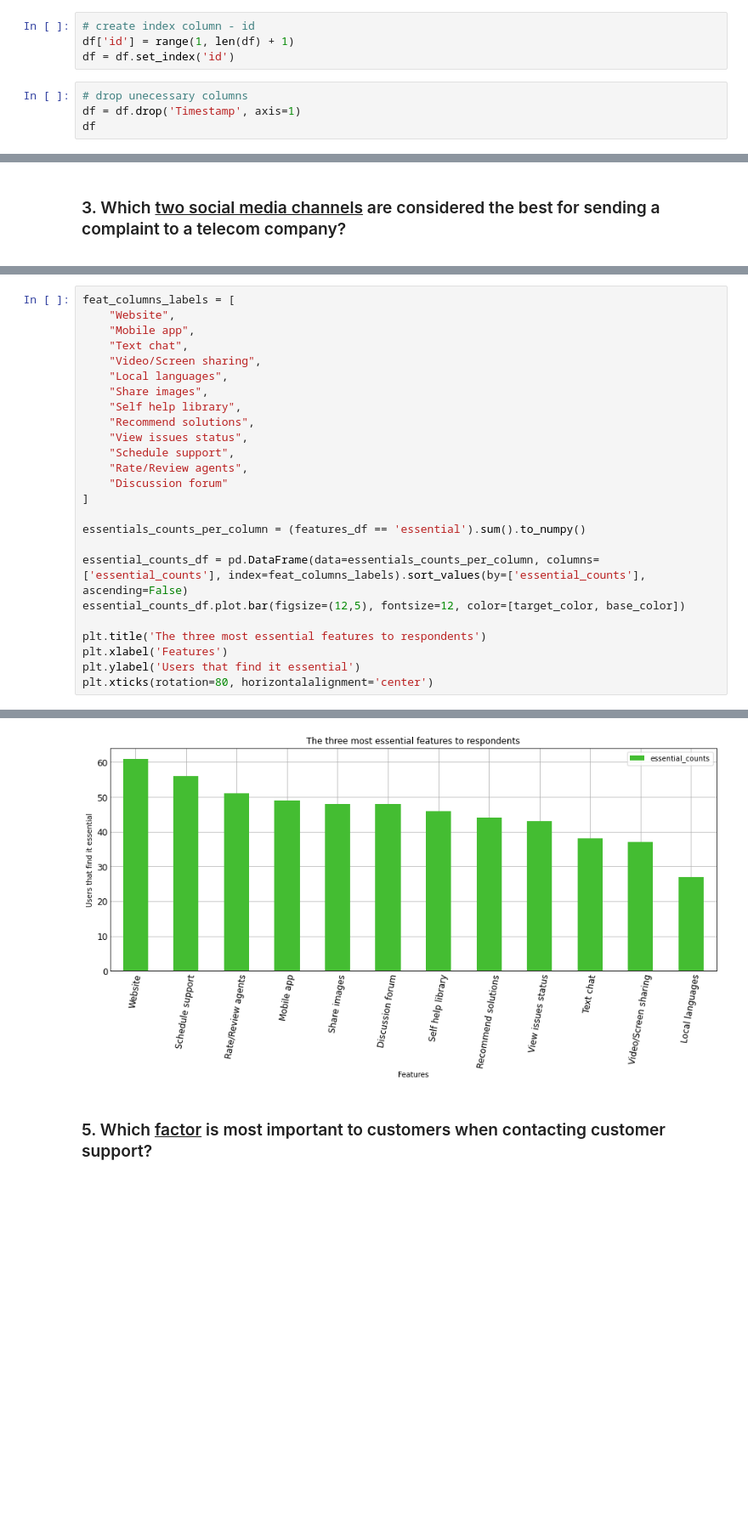
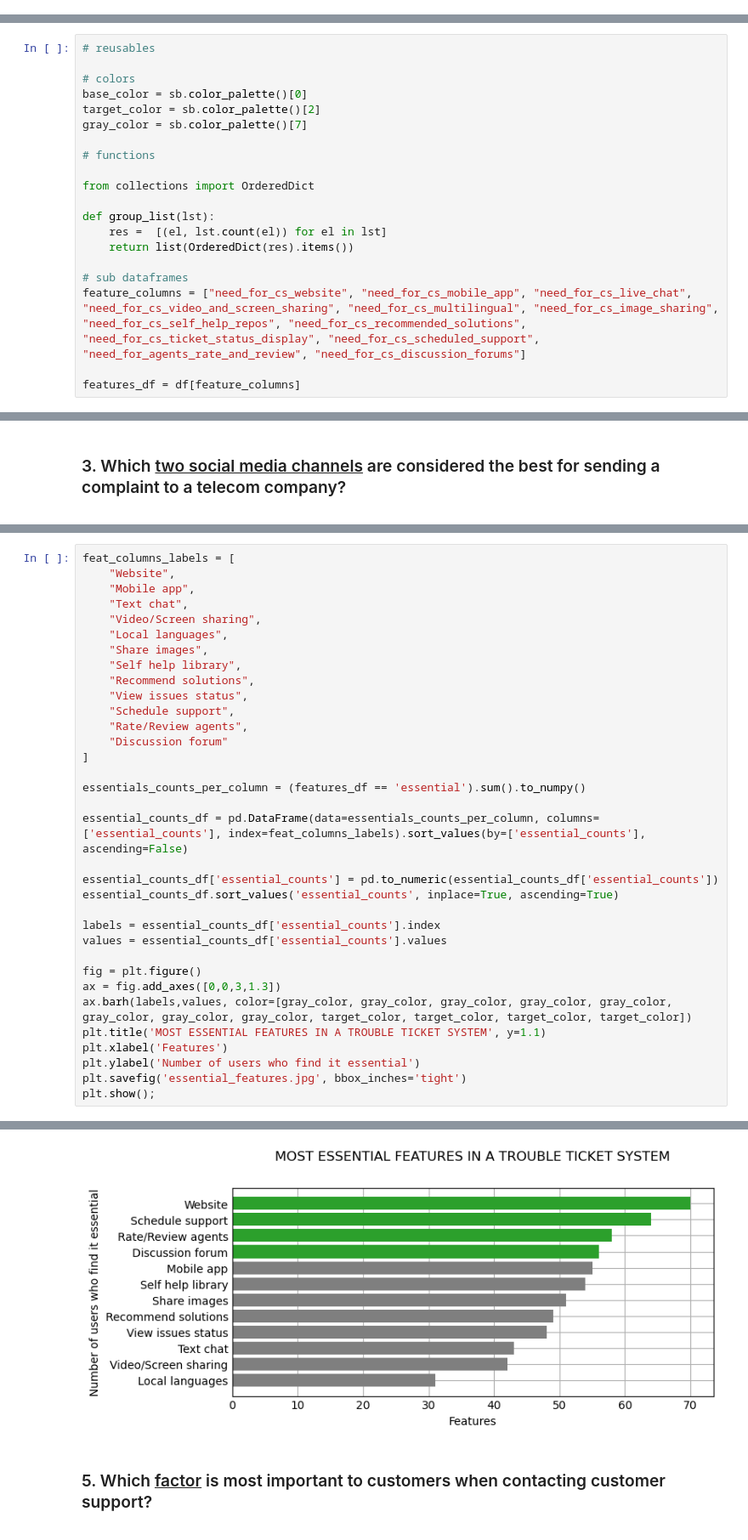
Before and after one commit to Happyclient/clients_survey_1__data_analysis, a Jupyter notebook: survey_analysis.ipynb, the cells around one changed output, grey strips where cells are left out. Shown at 85% size. Drawn from its saved outputs; the diff is of its cells as text; blank space fills up the shorter version.

```diff
--- a/survey_analysis.ipynb
+++ b/survey_analysis.ipynb
@@ -204,9 +204 @@ How necessary do you think a mobile/web application dedicated to creating and ma
 dtype: int64
-# %%
-# create index column - id
-df['id'] = range(1, len(df) + 1)
-df = df.set_index('id')
-# %%
-# drop unecessary columns
-df = df.drop('Timestamp', axis=1)
-df
@@ -348,0 +282,20 @@ features_df = df[feature_columns]
+# %%
+# reusables
+
+# colors
+base_color = sb.color_palette()[0]
+target_color = sb.color_palette()[2]
+gray_color = sb.color_palette()[7]
+
+# functions
+
+from collections import OrderedDict
+
+def group_list(lst):
+    res =  [(el, lst.count(el)) for el in lst]
+    return list(OrderedDict(res).items())
+
+# sub dataframes
+feature_columns = ["need_for_cs_website", "need_for_cs_mobile_app", "need_for_cs_live_chat", "need_for_cs_video_and_screen_sharing", "need_for_cs_multilingual", "need_for_cs_image_sharing", "need_for_cs_self_help_repos", "need_for_cs_recommended_solutions", "need_for_cs_ticket_status_display", "need_for_cs_scheduled_support", "need_for_agents_rate_and_review", "need_for_cs_discussion_forums"]
+
+features_df = df[feature_columns]
@@ -423,10 +386,19 @@ feat_columns_labels = [
 essentials_counts_per_column = (features_df == 'essential').sum().to_numpy()
 
 essential_counts_df = pd.DataFrame(data=essentials_counts_per_column, columns=['essential_counts'], index=feat_columns_labels).sort_values(by=['essential_counts'], ascending=False)
-essential_counts_df.plot.bar(figsize=(12,5), fontsize=12, color=[target_color, base_color])
 
-plt.title('The three most essential features to respondents')
+essential_counts_df['essential_counts'] = pd.to_numeric(essential_counts_df['essential_counts'])
+essential_counts_df.sort_values('essential_counts', inplace=True, ascending=True)
+
+labels = essential_counts_df['essential_counts'].index
+values = essential_counts_df['essential_counts'].values
+
+fig = plt.figure()
+ax = fig.add_axes([0,0,3,1.3])
+ax.barh(labels,values, color=[gray_color, gray_color, gray_color, gray_color, gray_color, gray_color, gray_color, gray_color, target_color, target_color, target_color, target_color])
+plt.title('MOST ESSENTIAL FEATURES IN A TROUBLE TICKET SYSTEM', y=1.1)
 plt.xlabel('Features')
-plt.ylabel('Users that find it essential')
-plt.xticks(rotation=80, horizontalalignment='center')
+plt.ylabel('Number of users who find it essential')
+plt.savefig('essential_features.jpg', bbox_inches='tight')
+plt.show();
 # %% [output]
@@ -446,4 +405,4 @@ plt.xticks(rotation=80, horizontalalignment='center')
-[figure, old version]
+[figure, new version]
 # %% [markdown]
 <a id="1d-5"></a><h3>5. Which <u>factor</u> is most important to customers when contacting customer support?</h3>
 # %%
```
Also changed, not shown: parts of 38 cells of this notebook, 23 other files.
